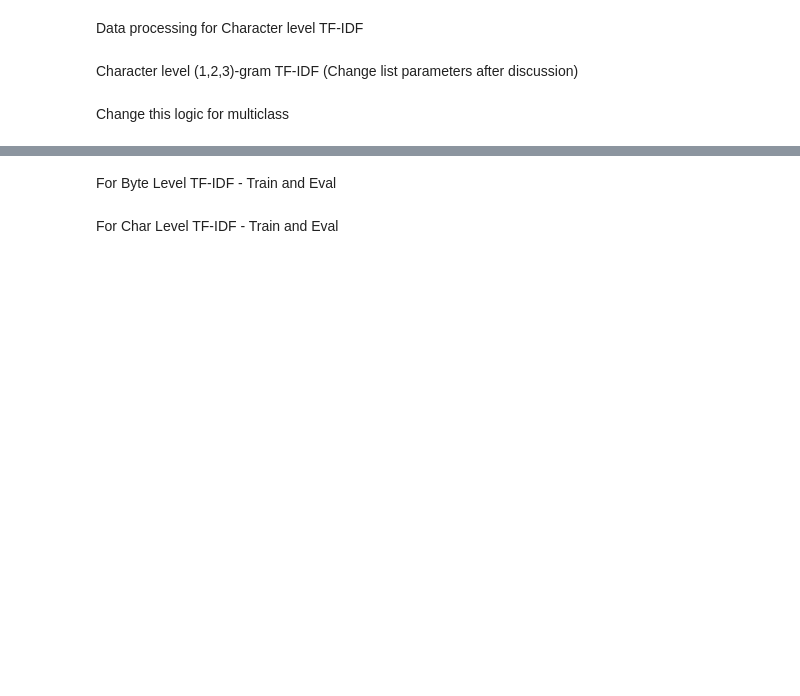
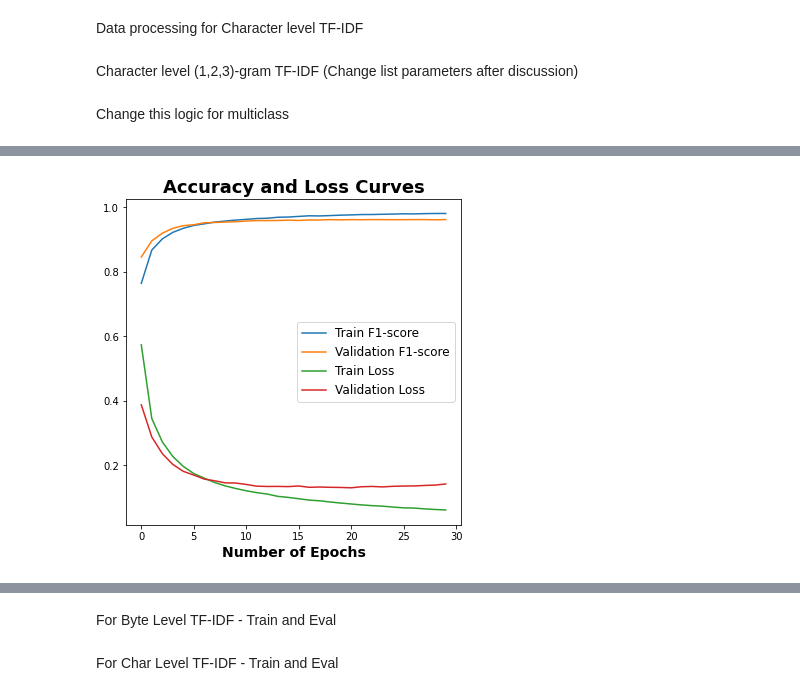
Before and after one commit to adithyagowda29/CANLP, a Jupyter notebook: main.ipynb, the cells around one changed output, grey strips where cells are left out. Saved outputs shown, nothing was run; the diff lists cells and outputs as text; code cells hidden in the pictures; blank space fills up the shorter version.

```diff
--- a/main.ipynb
+++ b/main.ipynb
@@ -240,6 +235,9 @@ if input_type == "Byte":
     X_test_12 = vectorizer_12.transform(Binaries_DataSets_test)
     df_test_Byte_TFIDF_feat_12 = pd.DataFrame(X_test_12.toarray())
     df_test_Byte_TFIDF_feat_12['label'] = Binaries_LabelSets_test
+    if take_id:
+        df_train_Byte_TFIDF_feat_12['id'] = Binaries_IdSets_train
+        df_test_Byte_TFIDF_feat_12['id'] = Binaries_IdSets_test
 
     #For no concatenation case
     if no_of_2_grams == 0 and no_of_3_grams == 0:
@@ -279,7 +277,6 @@ if input_type == "Byte":
         df_train_Byte_TFIDF_feat = concat_dfs(df_train_Byte_TFIDF_feat_12, df_train_Byte_TFIDF_feat_3)
         df_test_Byte_TFIDF_feat = concat_dfs(df_test_Byte_TFIDF_feat_12, df_test_Byte_TFIDF_feat_3)
 
-    print(df_train_Byte_TFIDF_feat)
     df_train_Byte_TFIDF_feat = df_train_Byte_TFIDF_feat.sample(frac=1)
     df_test_Byte_TFIDF_feat = df_test_Byte_TFIDF_feat.sample(frac=1)
 # %% [markdown]
@@ -403,6 +402,7 @@ Y_train = Y_train[randomize]
 # %%
 #Set dropout rate
 dropout_rate = 0.15
+model_path = "models"
 
 #Add model architecture
 model = keras.models.Sequential()
@@ -462,0 +463,16 @@ To enable them in other operations, rebuild TensorFlow with the appropriate comp
+# %%
+#Import for Keras callback
+from keras import backend as K
+from keras.callbacks import ModelCheckpoint, EarlyStopping, ReduceLROnPlateau
+
+def callbacks(PATH_BEST_MODEL, monitor, verbose, mode, save_best_only):
+
+    checkpoint = ModelCheckpoint(
+        os.path.join(PATH_BEST_MODEL, 'dnn.hdf5'),
+        monitor=monitor,
+        verbose=verbose,
+        mode=mode,
+        save_best_only=save_best_only
+    )
+
+    return [checkpoint]
@@ -463,4 +481,11 @@ To enable them in other operations, rebuild TensorFlow with the appropriate comp
 # %%
 #Run model with hyperparameters
-history = model.fit(X_train, Y_train, epochs=20, initial_epoch=0, verbose=1, batch_size=128, validation_split=0.2, use_multiprocessing=True,)
+history = model.fit(X_train, Y_train, epochs=30, initial_epoch=0, verbose=1, batch_size=512, validation_split=0.2, use_multiprocessing=True,
+                    callbacks=callbacks(
+                PATH_BEST_MODEL=model_path,
+                monitor="val_accuracy",
+                verbose=1,
+                mode="max",
+                save_best_only=True
+            ),)
 # %% [output]
@@ -486,3 +515,19 @@ Epoch 20/20
+# %%
+#Plot the Accuracy and Loss curves
+from matplotlib import pyplot as plt
+fig, axes = plt.subplots(1, 1, figsize=(6, 6))
+plt.plot(history.history['accuracy'])
+plt.plot(history.history['val_accuracy'])
+plt.plot(history.history['loss'])
+plt.plot(history.history['val_loss'])
+plt.title('Accuracy and Loss Curves', fontweight='bold', fontsize=18)
+# plt.ylabel('Accuracy & Loss', fontweight='bold', fontsize=13)
+plt.xlabel('Number of Epochs', fontweight='bold', fontsize=14)
+plt.legend(['Train F1-score', 'Validation F1-score', 'Train Loss', 'Validation Loss'], loc='right', fontsize=12)
+plt.show()
+fig.savefig('results/Model_F1-Score_and_Loss_Curves.png')
+# %% [output]
+[figure, added]
 # %%
 print('Test set performance')
 test_perf = model.evaluate(X_test, Y_test)
```
Also changed, not shown: parts of 33 cells of this notebook, 15 other files.
